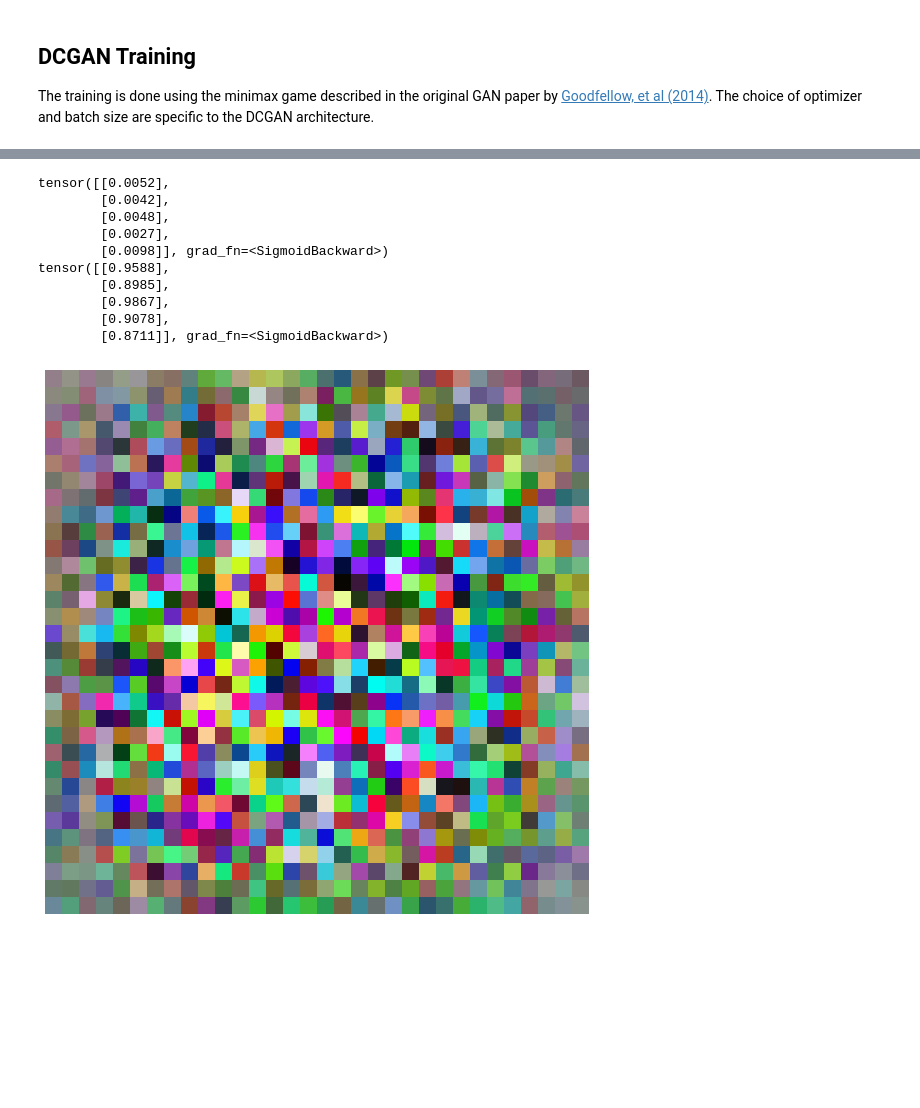
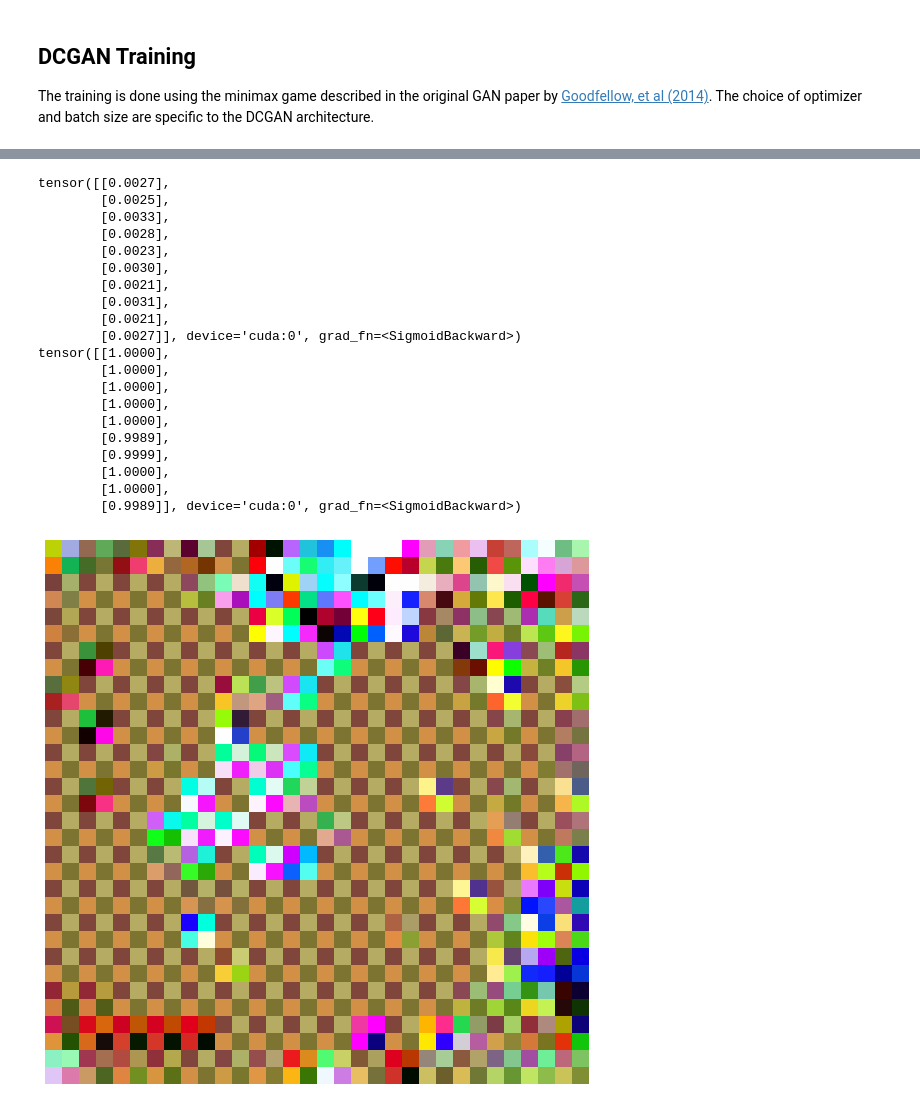
Before and after one commit to quinnfrank/GAN-regularization, a Jupyter notebook: DCGAN.ipynb, the cells around one changed output, grey strips where cells are left out. Cells and saved outputs as stored; diff of their text form; code cells hidden in the pictures; blank space fills up the shorter version.

Commit message:
Some more attempts to get the generator to train properly

```diff
--- a/DCGAN.ipynb
+++ b/DCGAN.ipynb
@@ -83,6 +83,10 @@ class CIFARDataset(torch.utils.data.Dataset):
             device = torch.device("cuda:0")
             self.data = self.data.to(device)
             self.labels = self.labels.to(device)
+
+    def cpu(self):
+        self.data = self.data.cpu()
+        self.labels = self.labels.cpu()
 # %%
 train_set = CIFARDataset([f"data/data_batch_{n}" for n in range(1, 6)])
 test_set = CIFARDataset(["data/test_batch"])
@@ -92,7 +96,7 @@ cifar_meta = unpickle("data/batches.meta")
 def plot_image(x, ax):
     """Helper to scale and plot output from ImageDataset."""
     image = (x.squeeze().permute(1, 2, 0) + 1) / 2
-    ax.imshow(image)
+    ax.imshow(image.clone().cpu().detach())
     ax.axis("off")
 
 fig, ax = plt.subplots(1, 3, figsize=(18, 6))
@@ -277,10 +290,10 @@ def train_DCGAN(gen, dis, train_set, test_set,
               "\n----------------------------------")
 # %%
-#torch.cuda.empty_cache()
-gen = DCGenerator()
-dis = DCDiscriminator()
-train_set = CIFARDataset(["data/data_batch_1"])
+torch.cuda.empty_cache()
+gen = DCGenerator().cuda()
+dis = DCDiscriminator().cuda()
+train_set = CIFARDataset([f"data/data_batch_{n}" for n in range(1, 2)])
 test_set = CIFARDataset(["data/test_batch"])
 
-%time train_DCGAN(gen, dis, train_set, test_set, num_epochs=3, batch_size=1000, use_cuda=False)
+%time train_DCGAN(gen, dis, train_set, test_set, num_epochs=50, batch_size=128, use_cuda=True)
 # %% [output]
@@ -304,19 +317,29 @@ Wall time: 3min 14s
 # %%
-z = torch.rand(5, 100)
+z = torch.rand(10, 100).cuda()
 fig, ax = plt.subplots(figsize=(10, 10))
-plot_image(gen(z)[0].detach(), ax)
+plot_image(gen(z)[1], ax)
 
 print(dis(gen(z)))
-print(dis(train_set[:5][0]))
+print(dis(train_set[:10][0].cuda()))
 # %% [output]
-tensor([[0.0052],
-        [0.0042],
-        [0.0048],
-        [0.0027],
-        [0.0098]], grad_fn=<SigmoidBackward>)
-tensor([[0.9588],
-        [0.8985],
-        [0.9867],
-        [0.9078],
-        [0.8711]], grad_fn=<SigmoidBackward>)
+tensor([[0.0027],
+        [0.0025],
+        [0.0033],
+        [0.0028],
+        [0.0023],
+        [0.0030],
+        [0.0021],
+        [0.0031],
+        [0.0021],
+        [0.0027]], device='cuda:0', grad_fn=<SigmoidBackward>)
+tensor([[1.0000],
+        [1.0000],
+        [1.0000],
+        [1.0000],
+        [1.0000],
+        [0.9989],
+        [0.9999],
+        [1.0000],
+        [1.0000],
+        [0.9989]], device='cuda:0', grad_fn=<SigmoidBackward>)
-[figure, old version]
+[figure, new version]
```
Also changed, not shown: parts of 4 cells of this notebook.
